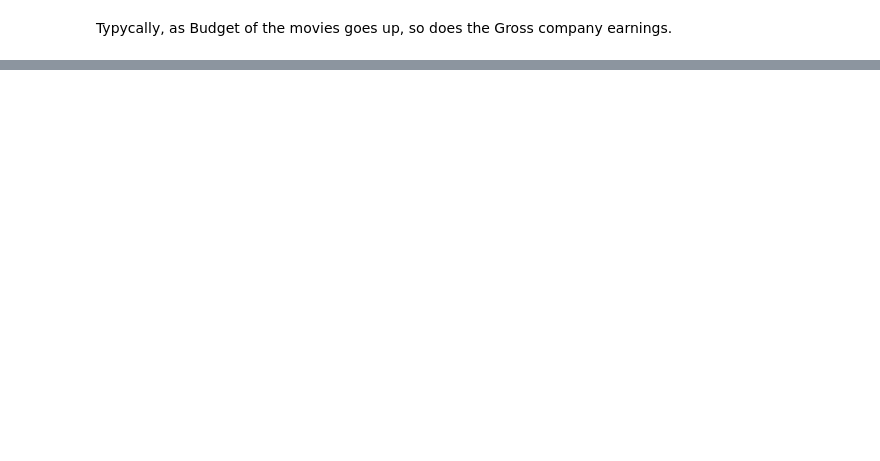
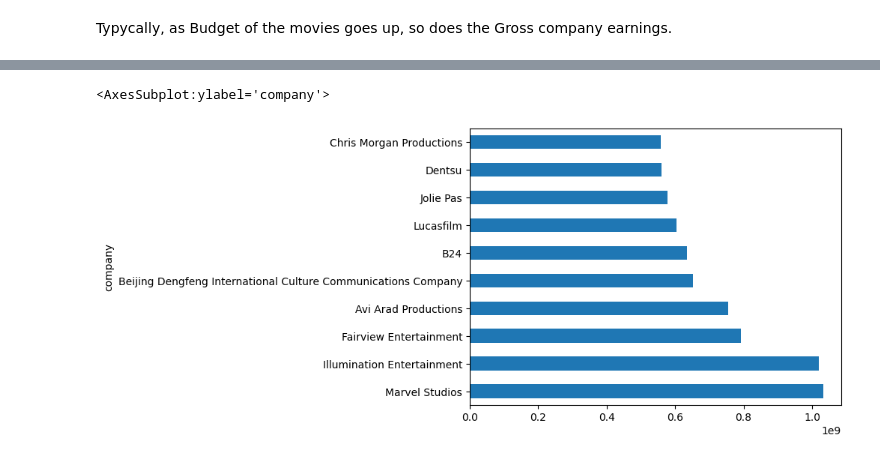
Before and after one commit to dchicasduena/COMP3400_Project, a Jupyter notebook: Project.ipynb, the cells around one changed output, grey strips where cells are left out. Cells and saved outputs as stored; diff of their text form; code cells hidden in the pictures; blank space fills up the shorter version.

```diff
--- a/Project.ipynb
+++ b/Project.ipynb
@@ -194,0 +273,9 @@ Text(0, 0.5, 'Gross')
+# %%
+shmoneys_company2 = movies.groupby("company").agg({'net_gross':['mean']})
+shmoneys_company_mean_sorted = shmoneys_company2.sort_values(by=[("net_gross", "mean")], ascending=False).head(20)
+
+shmoneys_company_top10_mean = shmoneys_company_mean_sorted.iloc[:10]
+shmoneys_company_top10_mean.plot.barh(legend=False)
+# %% [output]
+<AxesSubplot:ylabel='company'>
+[figure, added]
```
Also changed, not shown: parts of 16 cells of this notebook.
